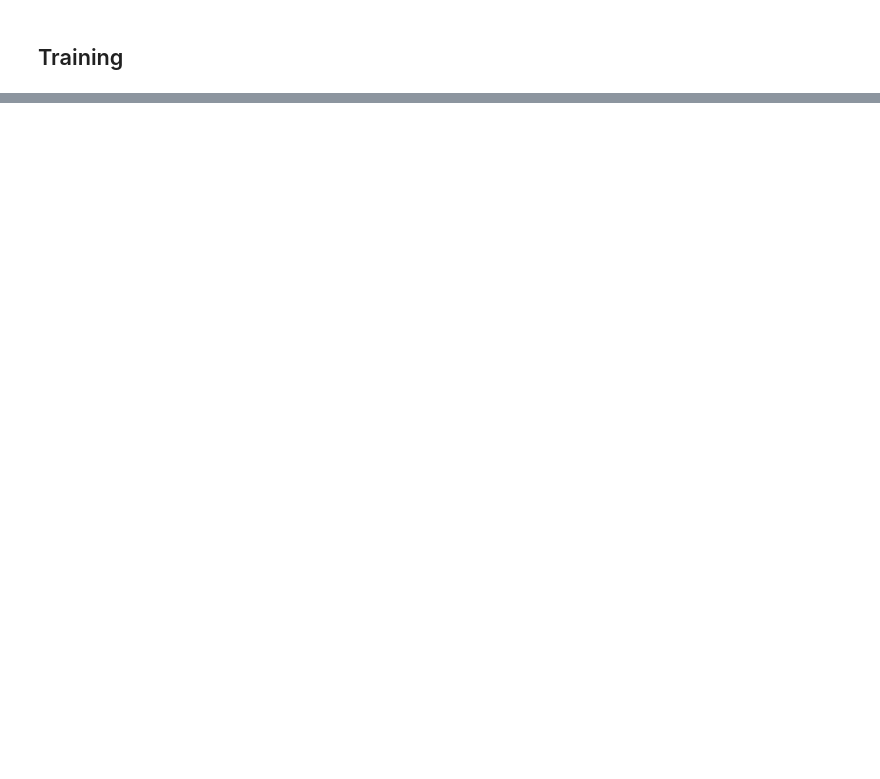
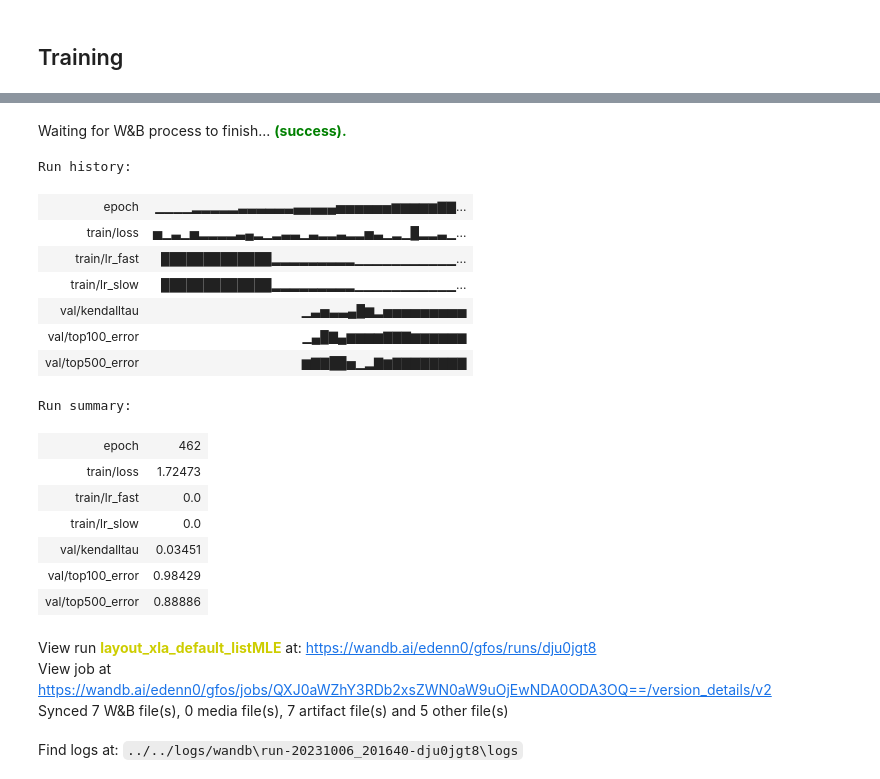
Before and after one commit to edenni/gfos, a Jupyter notebook: notebooks/training/layout_gnn_gnn_2.ipynb, the cells around one changed output, grey strips where cells are left out. Saved outputs shown, nothing was run; the diff lists cells and outputs as text; code cells hidden in the pictures; blank space fills up the shorter version.

```diff
--- a/notebooks/training/layout_gnn_gnn_2.ipynb
+++ b/notebooks/training/layout_gnn_gnn_2.ipynb
@@ -69,15 +69,15 @@ configs = dict(
     grad_clip=1e-1,
 )
 
-SOURCE = "nlp"
+SOURCE = "xla"
 SEARCH = "default"
 WANDB_PROJECT = "gfos"
 WANDB_DIR = "../../logs/"
-WANDB_RUN_NAME = f"layout_{SOURCE}_{SEARCH}"
+WANDB_RUN_NAME = f"layout_{SOURCE}_{SEARCH}_listMLE"
 TAGS = ["train", "layout", SOURCE, SEARCH]
 
 NUM_VAL_EPOCHS = 25
-INFERENCE_CONFIGS_BATCH_SIZE = 50
+INFERENCE_CONFIGS_BATCH_SIZE = 100
 # %% [markdown]
 ## Model
 # %%
@@ -577,0 +591,24 @@ epoch 74, kendall = 0.0753, top500 = 0.9815
+# %%
+run.finish()
+# %% [output]
+Waiting for W&B process to finish... (success).
+Run history:
+| epoch | ▁▁▁▁▂▂▂▂▂▃▃▃▃▃▃▄▄▄▄▄▅▅▅▅▅▅▆▆▆▆▆▇▇... |
+| train/loss | ▅▁▃▁▅▂▂▂▂▃▄▂▁▂▃▃▁▃▂▂▃▂▂▅▃▁▂▁█▂▂▃▁... |
+| train/lr_fast | █████████████▂▂▂▂▂▂▂▂▂▁▁▁▁▁▁▁▁▁▁▁... |
+| train/lr_slow | █████████████▂▂▂▂▂▂▂▂▂▁▁▁▁▁▁▁▁▁▁▁... |
+| val/kendalltau | ▁▃▅▃▃▄█▆▂▅▅▅▅▅▅▅▅▅ |
+| val/top100_error | ▁▄█▇▄▆▆▆▆▇▇▇▆▆▆▆▆▆ |
+| val/top500_error | ▆▇▇██▅▁▂▇▆▇▇▇▇▇▇▇▇ |
+Run summary:
+| epoch | 462 |
+| train/loss | 1.72473 |
+| train/lr_fast | 0.0 |
+| train/lr_slow | 0.0 |
+| val/kendalltau | 0.03451 |
+| val/top100_error | 0.98429 |
+| val/top500_error | 0.88886 |
+View run layout_xla_default_listMLE at: https://wandb.ai/edenn0/gfos/runs/dju0jgt8
+View job at https://wandb.ai/edenn0/gfos/jobs/QXJ0aWZhY3RDb2xsZWN0aW9uOjEwNDA0ODA3OQ==/version_details/v2
+Synced 7 W&B file(s), 0 media file(s), 7 artifact file(s) and 5 other file(s)
+Find logs at: ../../logs/wandb\run-20231006_201640-dju0jgt8\logs
```
Also changed, not shown: parts of 3 cells of this notebook, 2 other files.
